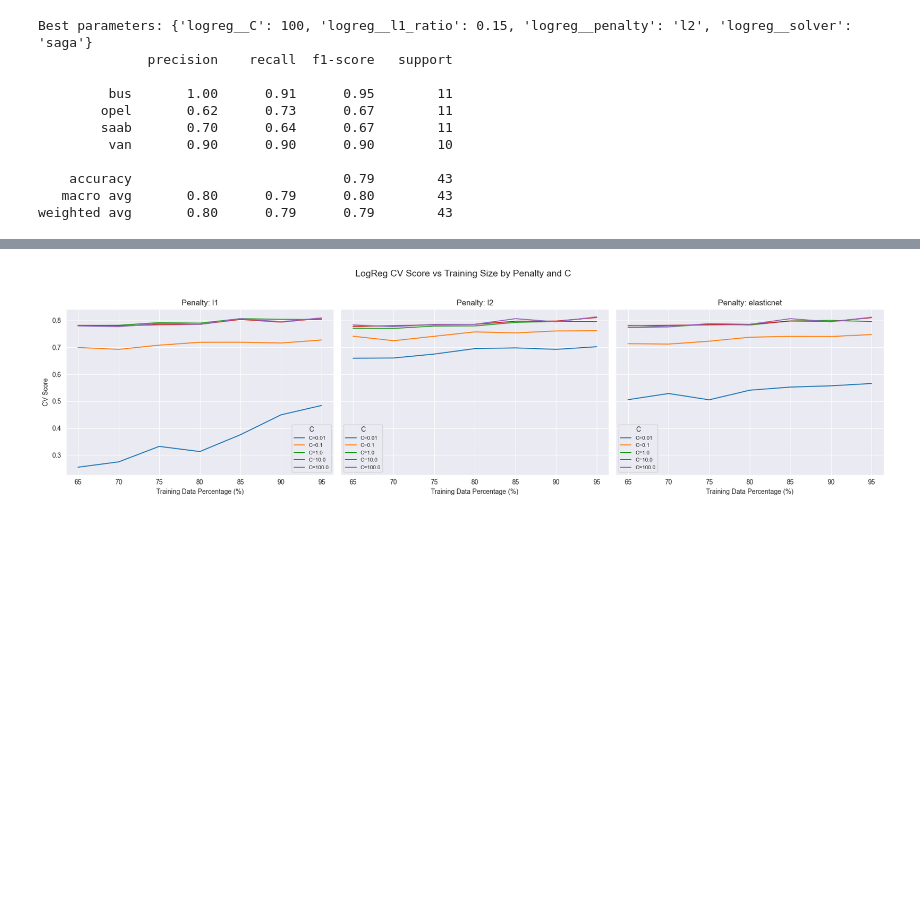
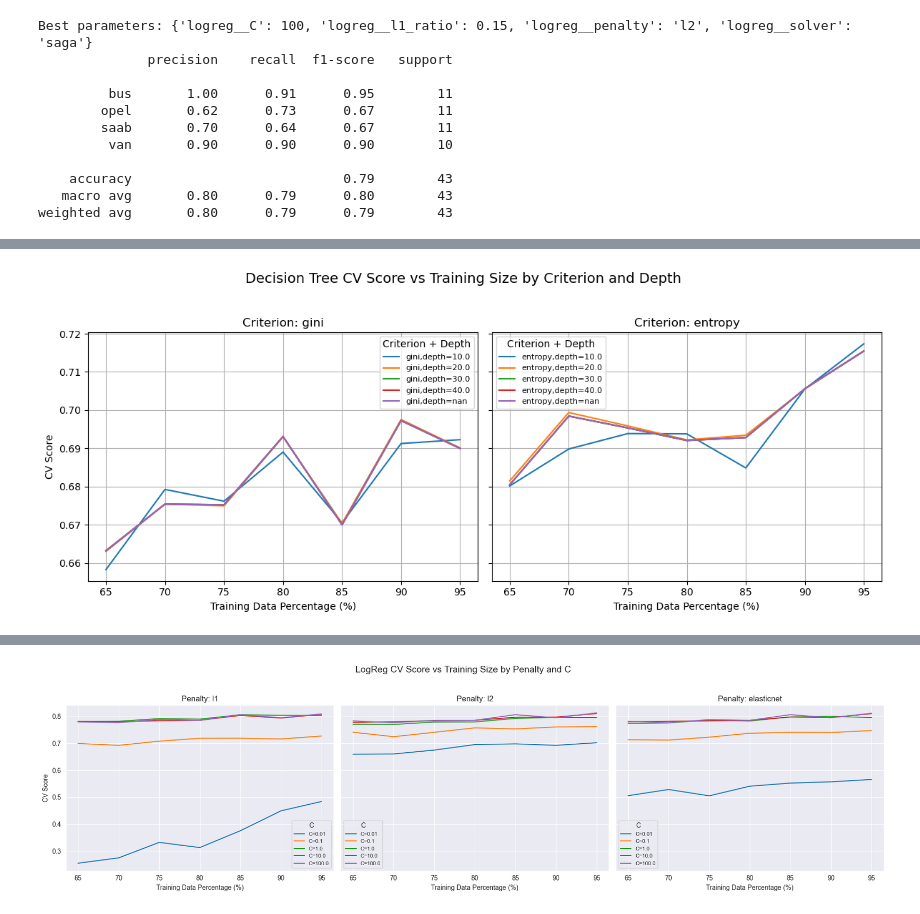
Before and after one commit to rubyri/ML_Exercise2, a Jupyter notebook: vehicle/Vehicles V2.ipynb, the cells around one changed output, grey strips where cells are left out. Cells and saved outputs as stored; diff of their text form; code cells hidden in the pictures; blank space fills up the shorter version.

Commit message:
Added report, reviews

```diff
--- a/vehicle/Vehicles V2.ipynb
+++ b/vehicle/Vehicles V2.ipynb
@@ -1020,0 +1025,82 @@ weighted avg       0.80      0.79      0.79        43
+# %%
+from sklearn.tree import DecisionTreeClassifier
+
+scoreboard_dt = []
+split_sizes = [0.65, 0.7, 0.75, 0.8, 0.85, 0.9, 0.95]
+
+param_grid = {
+    'dt__criterion': ['gini', 'entropy'],
+    'dt__max_depth': [None, 10, 20, 30, 40],
+    'dt__min_samples_split': [2, 5, 10],
+    'dt__min_samples_leaf': [1, 2, 4],
+    'dt__splitter': ['best', 'random']
+}
+
+for size in split_sizes:
+    print(f"\nTraining with {int(size * 100)}% of data:")
+
+    # Seeded random stratified sampling
+    X_sub, X_val, y_sub, y_val = train_test_split(scaled_df, Y, train_size=size, stratify=Y, random_state=42)
+
+    # Pipeline with scaler (just to mirror others)
+    pipeline = Pipeline([
+        ('scaler', StandardScaler()),
+        ('dt', DecisionTreeClassifier(random_state=42))
+    ])
+
+    # Grid search
+    grid_search = GridSearchCV(pipeline, param_grid, cv=10, n_jobs=-1, verbose=1)
+    grid_search.fit(X_sub, y_sub)
+
+    # Evaluation
+    Y_pred = grid_search.predict(X_val)
+    print("Best parameters:", grid_search.best_params_)
+    print(classification_report(y_val, Y_pred))
+
+    results = grid_search.cv_results_
+    for i in range(len(results['params'])):
+        entry = {
+            'split_size': size,
+            'params': results['params'][i],
+            'mean_test_score': results['mean_test_score'][i],
+            'std_test_score': results['std_test_score'][i],
+            'rank_test_score': results['rank_test_score'][i]
+        }
+        scoreboard_dt.append(entry)
+
+# --- Plot results ---
+cv_df = pd.DataFrame(scoreboard_dt)
+cv_df['criterion'] = cv_df['params'].apply(lambda d: d.get('dt__criterion'))
+cv_df['max_depth'] = cv_df['params'].apply(lambda d: d.get('dt__max_depth'))
+cv_df['split_size_percent'] = cv_df['split_size'] * 100
+cv_df['config'] = cv_df.apply(lambda row: f"{row['criterion']},depth={row['max_depth']}", axis=1)
+
+criteria = cv_df['criterion'].unique()
+fig, axes = plt.subplots(1, len(criteria), figsize=(6 * len(criteria), 5), sharey=True)
+
+for ax, criterion in zip(axes, criteria):
+    crit_df = cv_df[cv_df['criterion'] == criterion]
+    pivot_df = crit_df.pivot_table(index='split_size_percent', columns='config', values='mean_test_score')
+
+    for config in pivot_df.columns:
+        ax.plot(pivot_df.index, pivot_df[config], label=config)
+
+    ax.set_title(f"Criterion: {criterion}")
+    ax.set_xlabel('Training Data Percentage (%)')
+    ax.grid(True)
+    ax.legend(title='Criterion + Depth', fontsize=8)
+
+axes[0].set_ylabel('CV Score')
+plt.suptitle('Decision Tree CV Score vs Training Size by Criterion and Depth', fontsize=14)
+plt.tight_layout(rect=[0, 0, 1, 0.95])
+plt.show()
+
+best_entry = cv_df.sort_values(by='mean_test_score', ascending=False).iloc[0]
+
+# Print best configuration
+print("\nPredicted Best Overall Decision Tree Configuration:")
+print(f"Split Size: {best_entry['split_size']}")
+print(f"Parameters: {best_entry['params']}")
+print(f"Mean CV Score: {best_entry['mean_test_score']:.4f}")
+print(f"Std CV Score: {best_entry['std_test_score']:.4f}")
+# %% [output]
@@ -1020,0 +1124 @@ weighted avg       0.80      0.79      0.79        43
+[figure, added]
```
Also changed, not shown: parts of 3 cells of this notebook, 34 other files.
